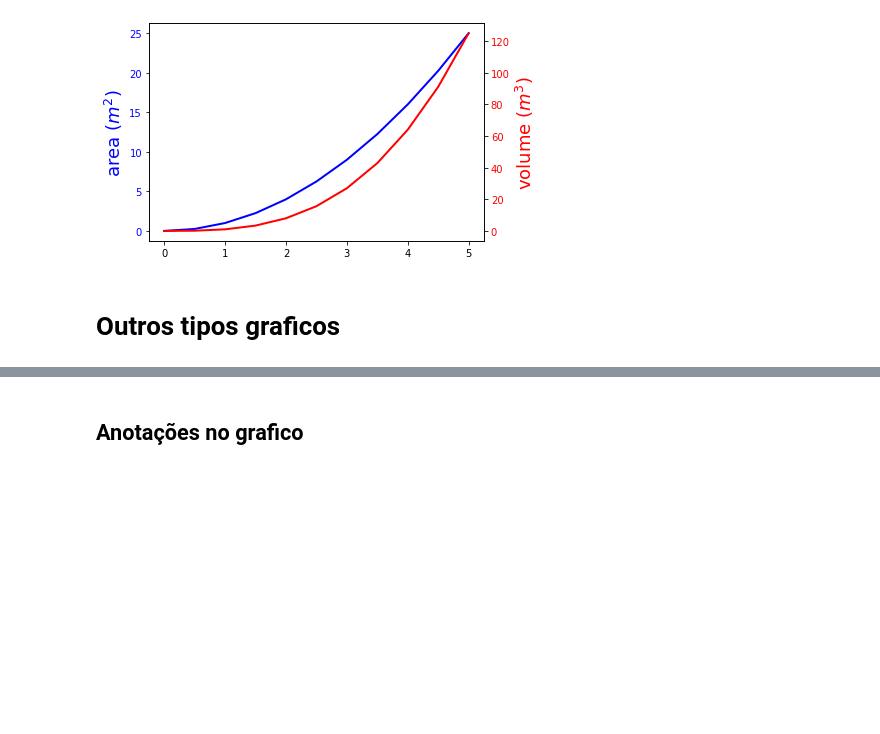
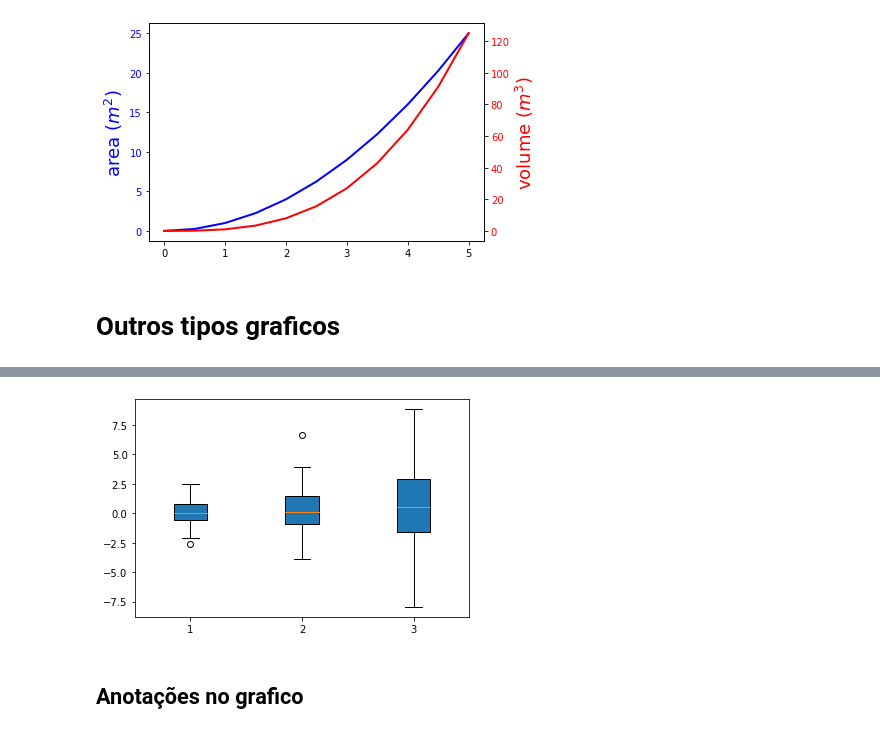
Before and after one commit to leandrobarbieri/python-datascience-ml, a Jupyter notebook: Matplotlib_pyplot.ipynb, the cells around one changed output, grey strips where cells are left out. Cells and saved outputs as stored; diff of their text form; code cells hidden in the pictures; blank space fills up the shorter version.

```diff
--- a/Matplotlib_pyplot.ipynb
+++ b/Matplotlib_pyplot.ipynb
@@ -231,3 +257,10 @@ axes[3].set_title("fill_between");
+# %%
+data = [np.random.normal(0, std, 100) for std in range(1, 4)]
+
+# box plot retangular
+plt.boxplot(data,vert=True,patch_artist=True);
+# %% [output]
+[figure, added]
 # %% [markdown]
 ## Anotações no grafico
 # %%
```
Also changed, not shown: parts of 3 cells of this notebook.
